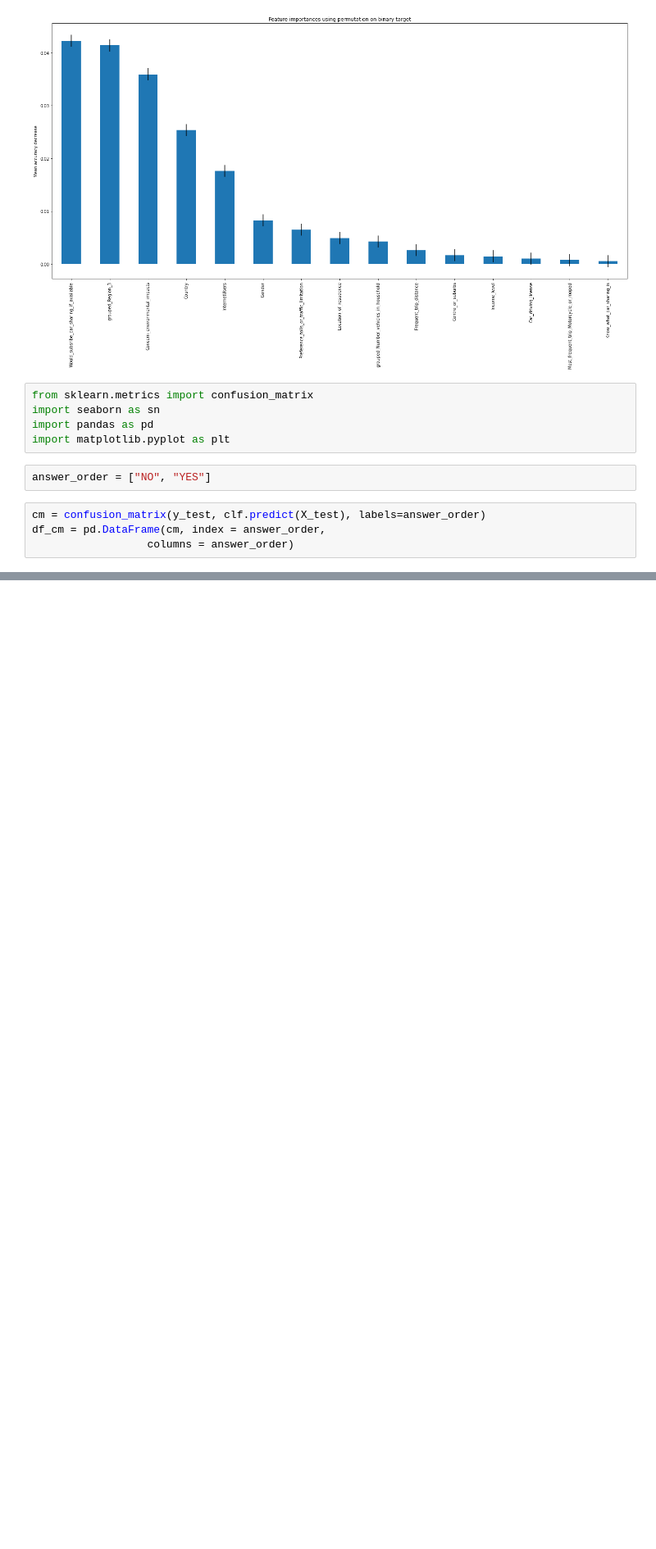
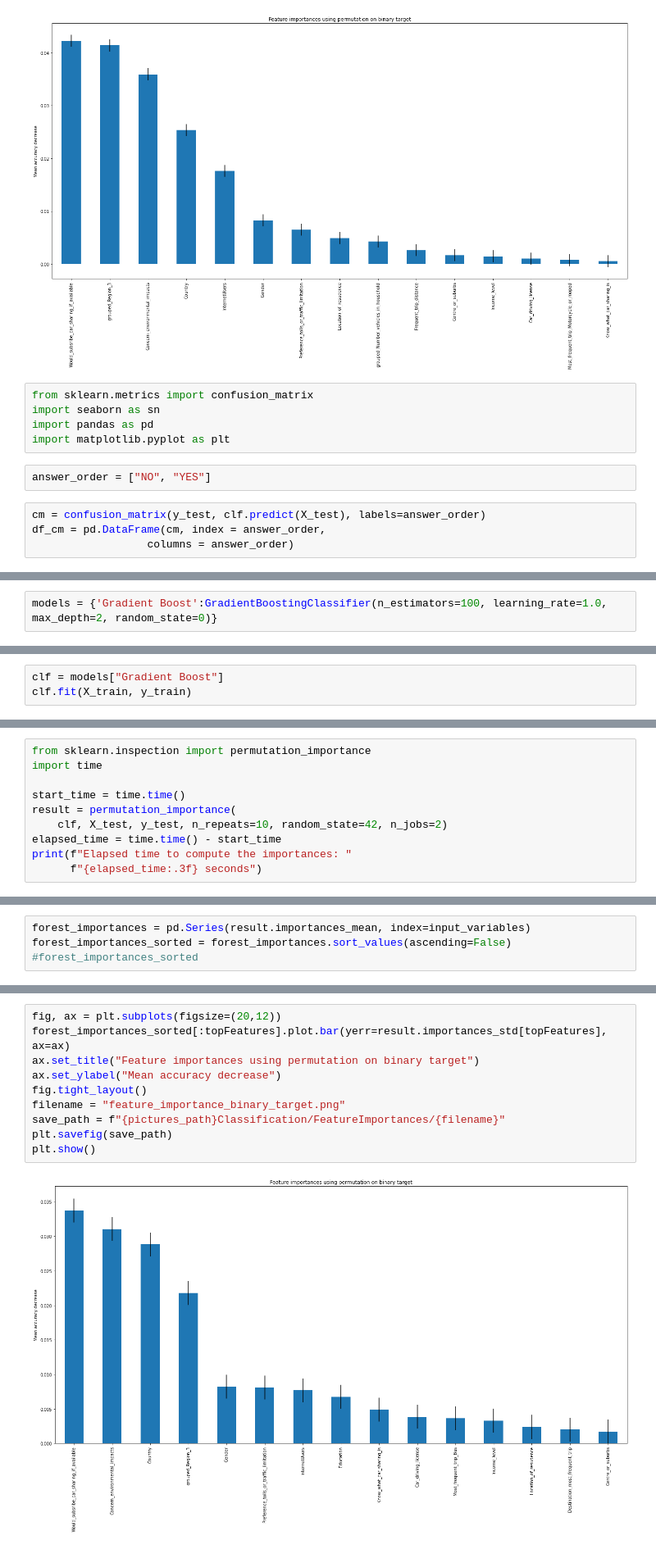
Before and after one commit to AndyHuang97/Intelligent-Mobility, a Jupyter notebook: PC Classifiers.ipynb, the cells around one changed output, grey strips where cells are left out. Shown at 82% size. Cells and saved outputs as stored; diff of their text form; blank space fills up the shorter version.

```diff
--- a/PC Classifiers.ipynb
+++ b/PC Classifiers.ipynb
@@ -817,0 +944,2 @@ sn.heatmap(df_cm, annot=True)
+# %%
+models = {'Gradient Boost':GradientBoostingClassifier(n_estimators=100, learning_rate=1.0, max_depth=2, random_state=0)}
@@ -817,0 +957,3 @@ sn.heatmap(df_cm, annot=True)
+# %%
+clf = models["Gradient Boost"]
+clf.fit(X_train, y_train)
@@ -817,0 +1032,10 @@ sn.heatmap(df_cm, annot=True)
+# %%
+from sklearn.inspection import permutation_importance
+import time
+
+start_time = time.time()
+result = permutation_importance(
+    clf, X_test, y_test, n_repeats=10, random_state=42, n_jobs=2)
+elapsed_time = time.time() - start_time
+print(f"Elapsed time to compute the importances: "
+      f"{elapsed_time:.3f} seconds")
@@ -817,0 +1054,4 @@ sn.heatmap(df_cm, annot=True)
+# %%
+forest_importances = pd.Series(result.importances_mean, index=input_variables)
+forest_importances_sorted = forest_importances.sort_values(ascending=False)
+#forest_importances_sorted
@@ -817,0 +1072,12 @@ sn.heatmap(df_cm, annot=True)
+# %%
+fig, ax = plt.subplots(figsize=(20,12))
+forest_importances_sorted[:topFeatures].plot.bar(yerr=result.importances_std[topFeatures], ax=ax)
+ax.set_title("Feature importances using permutation on binary target")
+ax.set_ylabel("Mean accuracy decrease")
+fig.tight_layout()
+filename = "feature_importance_binary_target.png"
+save_path = f"{pictures_path}Classification/FeatureImportances/{filename}"
+plt.savefig(save_path)
+plt.show()
+# %% [output]
+[figure, added]
```
Also changed, not shown: parts of 35 cells of this notebook, 1 other file.
